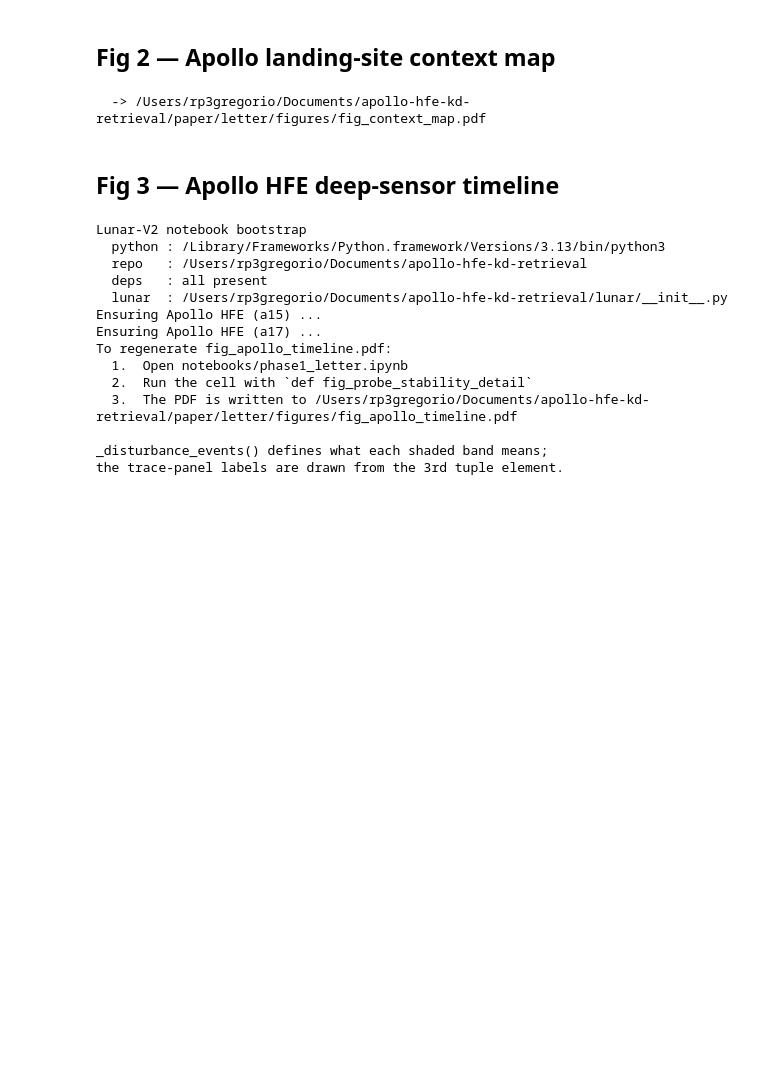
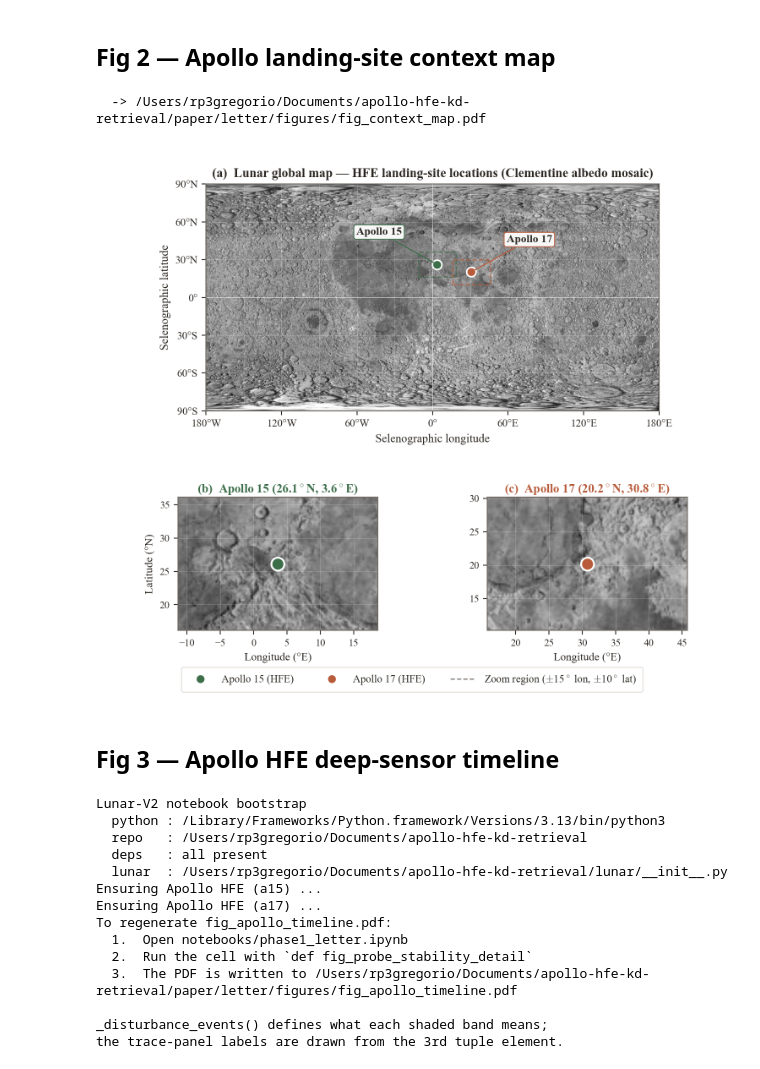
Before and after one commit to rp3gregorio/Lunar-HFE, a Jupyter notebook: notebooks/01_methods.ipynb, the cells around one changed output. Drawn from its saved outputs; the diff is of its cells as text; code cells hidden in the pictures; blank space fills up the shorter version.

```diff
--- a/notebooks/01_methods.ipynb
+++ b/notebooks/01_methods.ipynb
@@ -35,8 +58,10 @@ make_intro_figures.fig_intro_probe()
 # %%
 import make_context_map_figure
 make_context_map_figure.main()
+show_fig('fig_context_map')
 # %% [output]
   -> /Users/rp3gregorio/Documents/apollo-hfe-kd-retrieval/paper/letter/figures/fig_context_map.pdf
+[figure, added]
 # %% [markdown]
 ## Fig 3 — Apollo HFE deep-sensor timeline
 # %%
```
Also changed, not shown: parts of 4 cells of this notebook, 2 other files.
